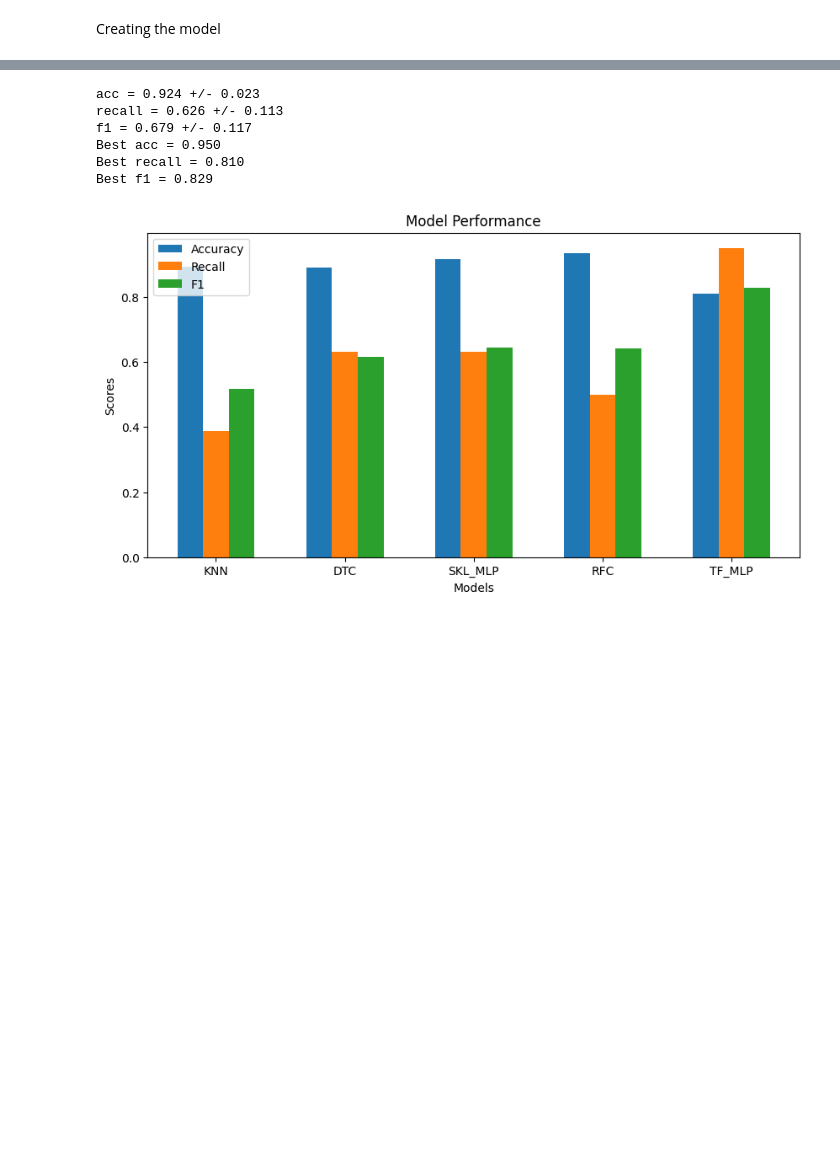
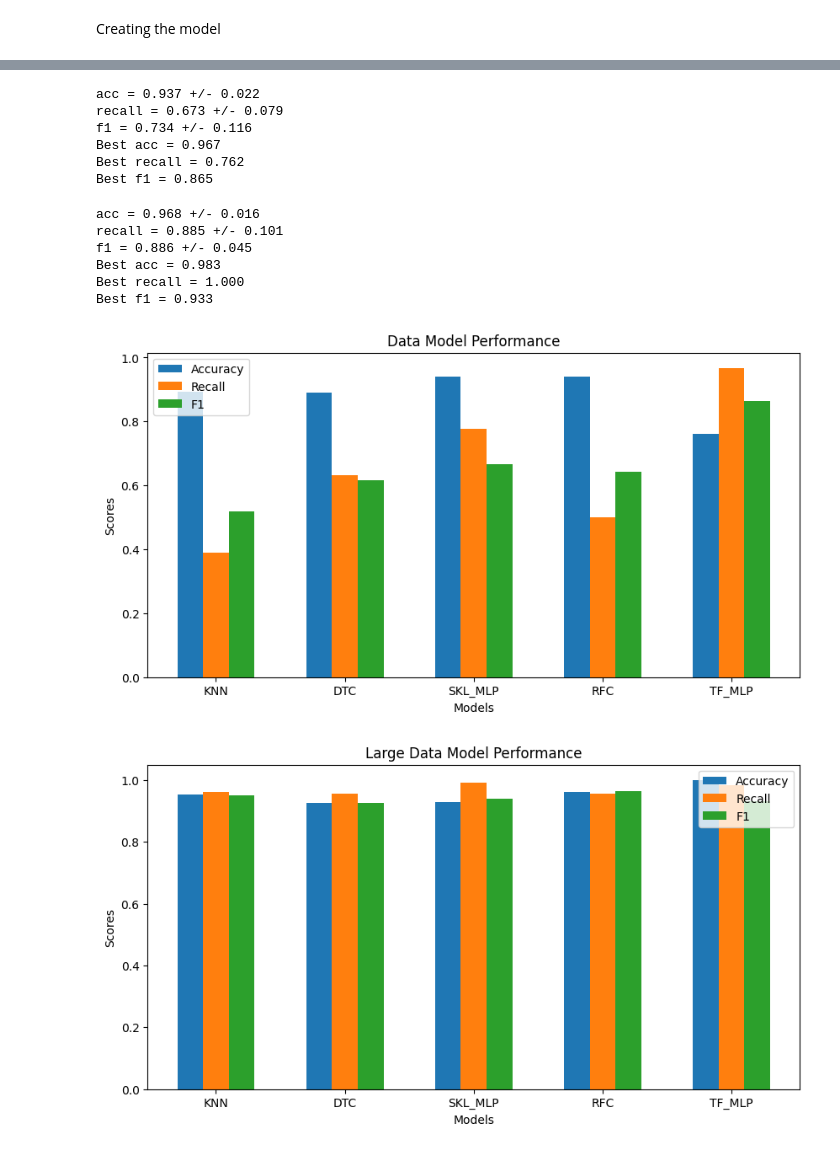
Before and after one commit to fsbertoglio/Machine-Learning-Labs, a Jupyter notebook: T1/covid_analysis.ipynb, the cells around one changed output, grey strips where cells are left out. Cells and saved outputs as stored; diff of their text form; code cells hidden in the pictures; blank space fills up the shorter version.

```diff
--- a/T1/covid_analysis.ipynb
+++ b/T1/covid_analysis.ipynb
@@ -354,3 +371,9 @@ F1 = 0.473 +/- 0.084
 Best Accuracy = 0.892
 Best Recall = 0.632
 Best F1 = 0.615
+# %%
+acc_dtc, recall_dtc, f1_dtc, max_acc_dtc, max_recall_dtc, max_f1_dtc = cross_validation(kf, dtc_model, sars_data_large)
+models_large.append('DTC')
+acc_results_large.append(max_acc_dtc)
+recall_results_large.append(max_recall_dtc)
+f1_results_large.append(max_f1_dtc)
@@ -374,0 +406,6 @@ Best F1 = 0.645
+# %%
+acc_mlp, recall_mlp, f1_mlp, max_acc_mlp, max_recall_mlp, max_f1_mlp = cross_validation(kf, mlp_model, sars_data_large)
+models_large.append('SKL_MLP')
+acc_results_large.append(max_acc_mlp)
+recall_results_large.append(max_recall_mlp)
+f1_results_large.append(max_f1_mlp)
@@ -391,2 +436,8 @@ Best Accuracy = 0.933
 Best Recall = 0.500
 Best F1 = 0.643
+# %%
+acc_rfc, recall_rfc, f1_rfc, max_acc_rfc, max_recall_rfc, max_f1_rfc = cross_validation(kf, rfc_model, sars_data_large)
+models_large.append('RFC')
+acc_results_large.append(max_acc_rfc)
+recall_results_large.append(max_recall_rfc)
+f1_results_large.append(max_f1_rfc)
@@ -466,37 +528,64 @@ def cross_validation_tf(kf, model, data, batch_size, epochs):
 # %%
-BATCH_SIZE = 32
-EPOCHS = 500
 recall_tf, acc_tf, f1_tf, max_acc_tf, max_recall_tf, max_f1_tf = cross_validation_tf(kf, model, sars_data, BATCH_SIZE, EPOCHS)
-
 models.append('TF_MLP')
 acc_results.append(max_acc_tf)
 recall_results.append(max_recall_tf)
 f1_results.append(max_f1_tf)
 # %% [output]
-acc = 0.924 +/- 0.023
-recall = 0.626 +/- 0.113
-f1 = 0.679 +/- 0.117
-Best acc = 0.950
-Best recall = 0.810
-Best f1 = 0.829
+acc = 0.937 +/- 0.022
+recall = 0.673 +/- 0.079
+f1 = 0.734 +/- 0.116
+Best acc = 0.967
+Best recall = 0.762
+Best f1 = 0.865
+# %%
+recall_tf, acc_tf, f1_tf, max_acc_tf, max_recall_tf, max_f1_tf = cross_validation_tf(kf, model, sars_data, BATCH_SIZE, EPOCHS)
+models_large.append('TF_MLP')
+acc_results_large.append(max_acc_tf)
+recall_results_large.append(max_recall_tf)
+f1_results_large.append(max_f1_tf)
+# %% [output]
+acc = 0.968 +/- 0.016
+recall = 0.885 +/- 0.101
+f1 = 0.886 +/- 0.045
+Best acc = 0.983
+Best recall = 1.000
+Best f1 = 0.933
 # %%
 results = pd.DataFrame({'Model': models, 'Accuracy': acc_results, 'Recall': recall_results, 'F1': f1_results})
-results
+results_large = pd.DataFrame({'Model': models_large, 'Accuracy': acc_results_large, 'Recall': recall_results_large, 'F1': f1_results_large})
 
 fig, ax = plt.subplots(figsize=(10, 5))
 bar_width = 0.2
 bar1 = np.arange(len(results['Model']))
 bar2 = [x + bar_width for x in bar1]
 bar3 = [x + bar_width for x in bar2]
 ax.bar(bar1, results['Accuracy'], width=bar_width, label='Accuracy')
 ax.bar(bar2, results['Recall'],  width=bar_width, label='Recall')
 ax.bar(bar3, results['F1'],  width=bar_width, label='F1')
 ax.set_xticks([r + bar_width for r in range(len(results['Accuracy']))])
 ax.set_xticklabels(results['Model'])
-ax.set_title('Model Performance')
+ax.set_title('Data Model Performance')
 ax.set_xlabel('Models')
 ax.set_ylabel('Scores')
 ax.legend()
 plt.show()
+
+fig, ax = plt.subplots(figsize=(10, 5))
+bar_width = 0.2
+bar1 = np.arange(len(results['Model']))
+bar2 = [x + bar_width for x in bar1]
+bar3 = [x + bar_width for x in bar2]
+ax.bar(bar1, results_large['Accuracy'], width=bar_width, label='Accuracy')
+ax.bar(bar2, results_large['Recall'],  width=bar_width, label='Recall')
+ax.bar(bar3, results_large['F1'],  width=bar_width, label='F1')
+ax.set_xticks([r + bar_width for r in range(len(results_large['Accuracy']))])
+ax.set_xticklabels(results_large['Model'])
+ax.set_title('Large Data Model Performance')
+ax.set_xlabel('Models')
+ax.set_ylabel('Scores')
+ax.legend()
+plt.show()
 # %% [output]
-[figure, old version]
+[figure, new version]
+[figure, added]
```
Also changed, not shown: parts of 27 cells of this notebook, 4 other files.
